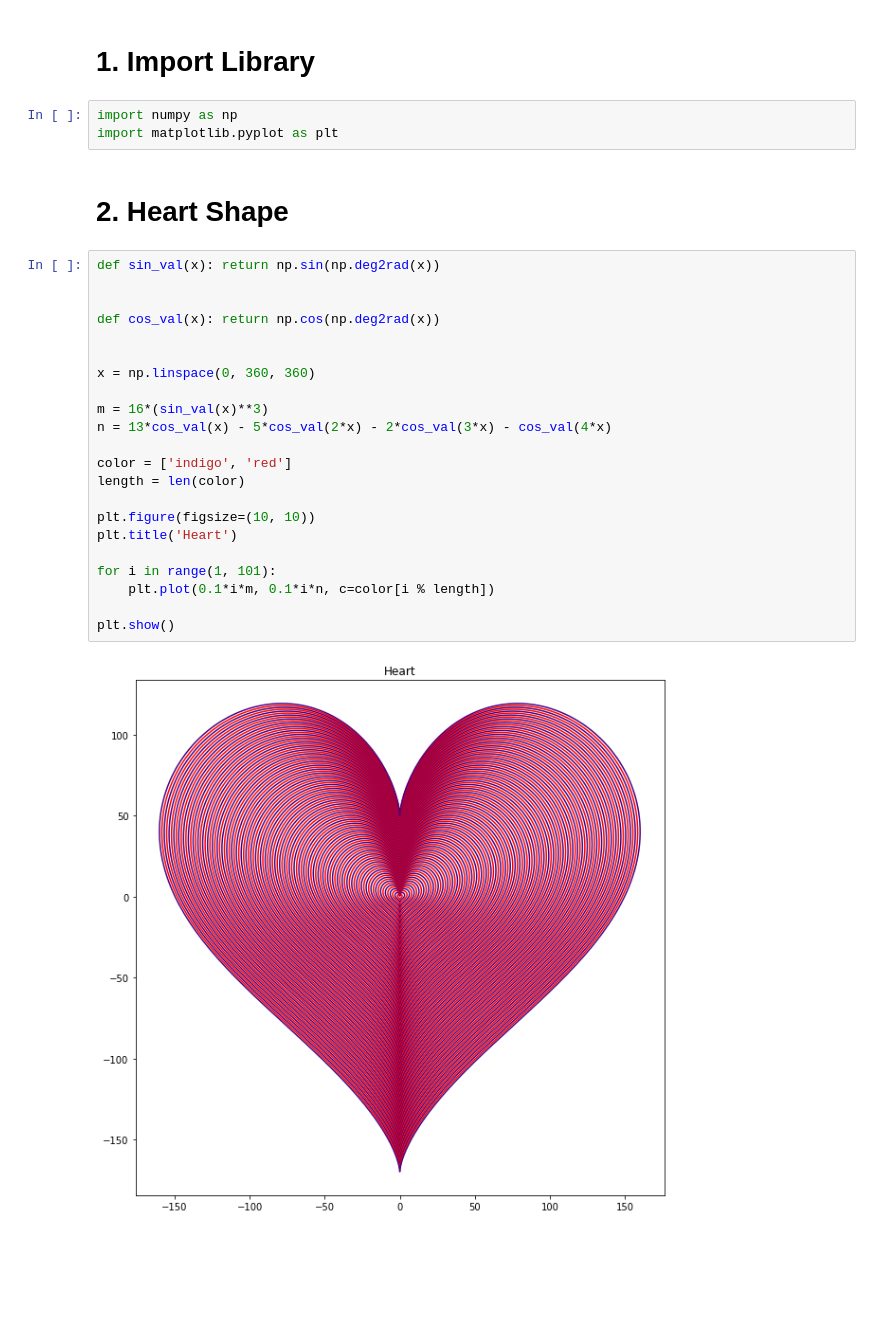
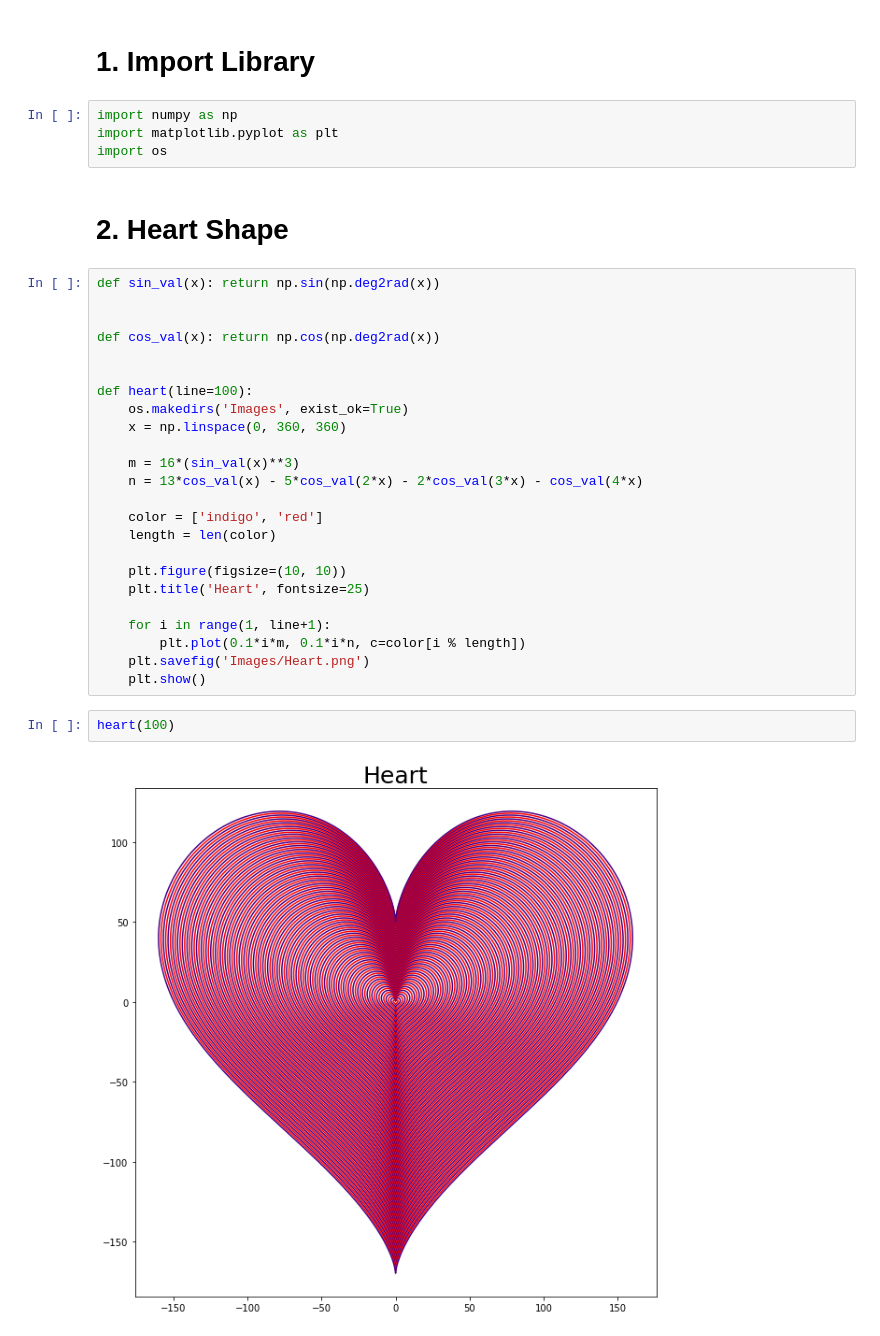
Before and after one commit to Mazhar004/python-data-visualization, a Jupyter notebook: Matplot 2D & 3D/Heart.ipynb, the cells around one changed output. Saved outputs shown, nothing was run; the diff lists cells and outputs as text; blank space fills up the shorter version.

```diff
--- a/Matplot 2D & 3D/Heart.ipynb
+++ b/Matplot 2D & 3D/Heart.ipynb
@@ -3,6 +3,7 @@
 # %%
 import numpy as np
 import matplotlib.pyplot as plt
+import os
 # %% [markdown]
 # 2. Heart Shape
 # %%
@@ -12,20 +13,24 @@ def sin_val(x): return np.sin(np.deg2rad(x))
 def cos_val(x): return np.cos(np.deg2rad(x))
 
 
-x = np.linspace(0, 360, 360)
+def heart(line=100):
+    os.makedirs('Images', exist_ok=True)
+    x = np.linspace(0, 360, 360)
 
-m = 16*(sin_val(x)**3)
-n = 13*cos_val(x) - 5*cos_val(2*x) - 2*cos_val(3*x) - cos_val(4*x)
+    m = 16*(sin_val(x)**3)
+    n = 13*cos_val(x) - 5*cos_val(2*x) - 2*cos_val(3*x) - cos_val(4*x)
 
-color = ['indigo', 'red']
-length = len(color)
+    color = ['indigo', 'red']
+    length = len(color)
 
-plt.figure(figsize=(10, 10))
-plt.title('Heart')
+    plt.figure(figsize=(10, 10))
+    plt.title('Heart', fontsize=25)
 
-for i in range(1, 101):
-    plt.plot(0.1*i*m, 0.1*i*n, c=color[i % length])
-
-plt.show()
+    for i in range(1, line+1):
+        plt.plot(0.1*i*m, 0.1*i*n, c=color[i % length])
+    plt.savefig('Images/Heart.png')
+    plt.show()
-# %% [output]
-[figure, removed]
+# %%
+heart(100)
+# %% [output]
+[figure, added]
```
Also changed, not shown: 14 other files.
